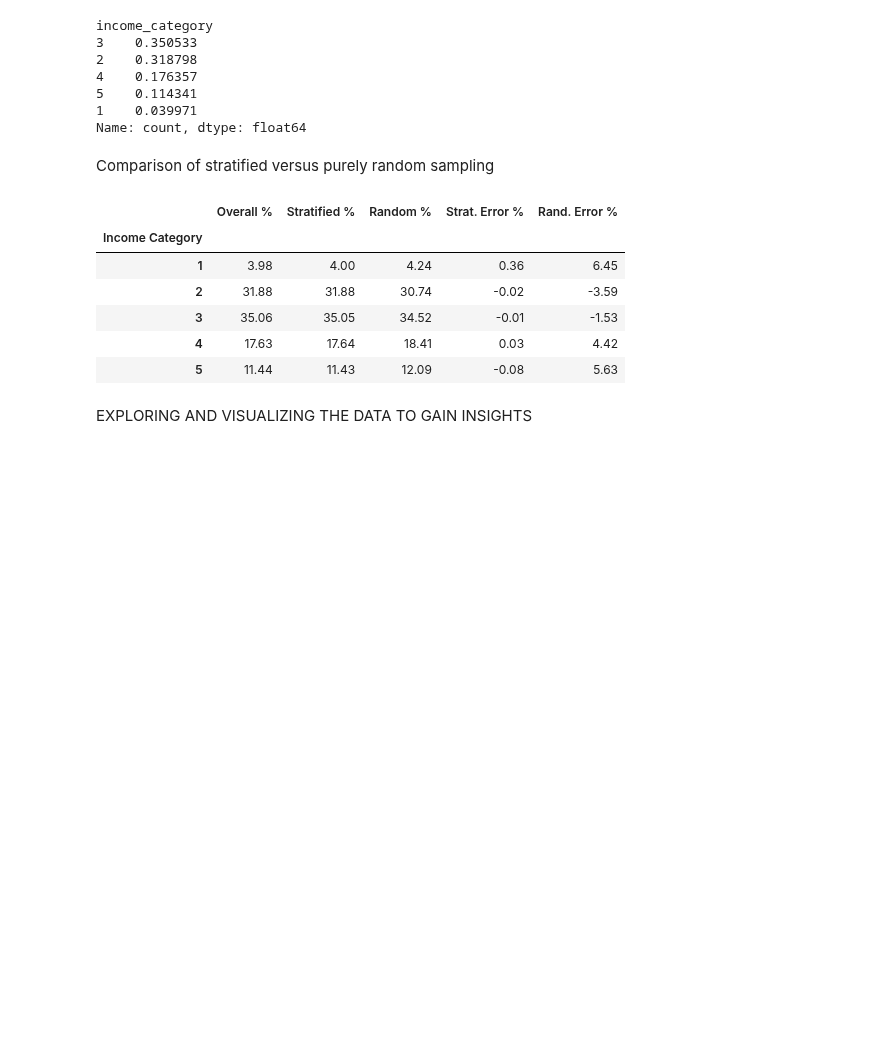
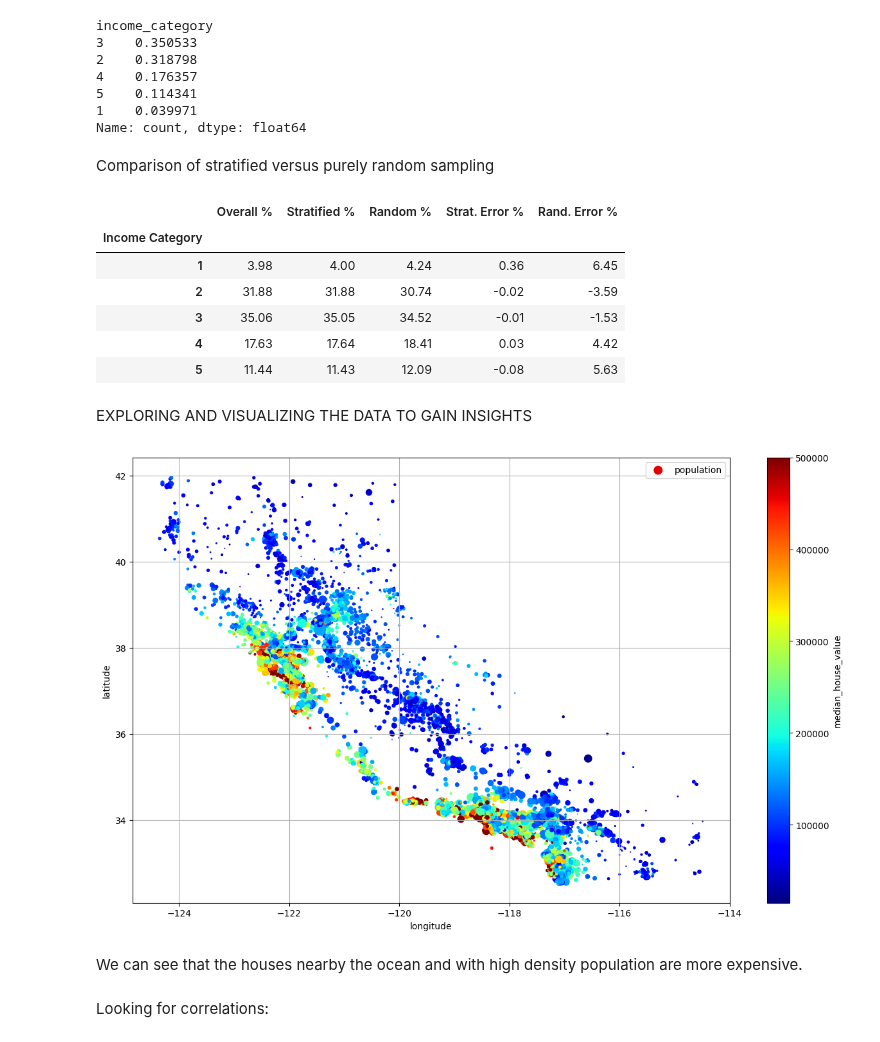
Before and after one commit to weldersalvador/ML, a Jupyter notebook: Chapter 2/housing.ipynb, the cells around one changed output. Cells and saved outputs as stored; diff of their text form; code cells hidden in the pictures; blank space fills up the shorter version.

Commit message:
Visualizing the data by plotting some useful graphics

```diff
--- a/Chapter 2/housing.ipynb
+++ b/Chapter 2/housing.ipynb
@@ -159,3 +159,16 @@ for set_ in (strat_train_set,strat_test_set):
 EXPLORING AND VISUALIZING THE DATA TO GAIN INSIGHTS
 # %%
 housing = strat_train_set.copy()
+# %%
+housing.plot(kind="scatter", x="longitude", y="latitude", grid=True,
+             s=housing["population"] / 100, label="population",
+             c="median_house_value", cmap="jet", colorbar=True,
+             legend=True, sharex=False, figsize=(15, 9))
+plt.savefig("housing_prices_scatterplot")
+plt.show()
+# %% [output]
+[figure, added]
+# %% [markdown]
+We can see that the houses nearby the ocean and with high density population are more expensive.
+# %% [markdown]
+Looking for correlations:
```
Also changed, not shown: parts of 6 cells of this notebook, 2 other files.
